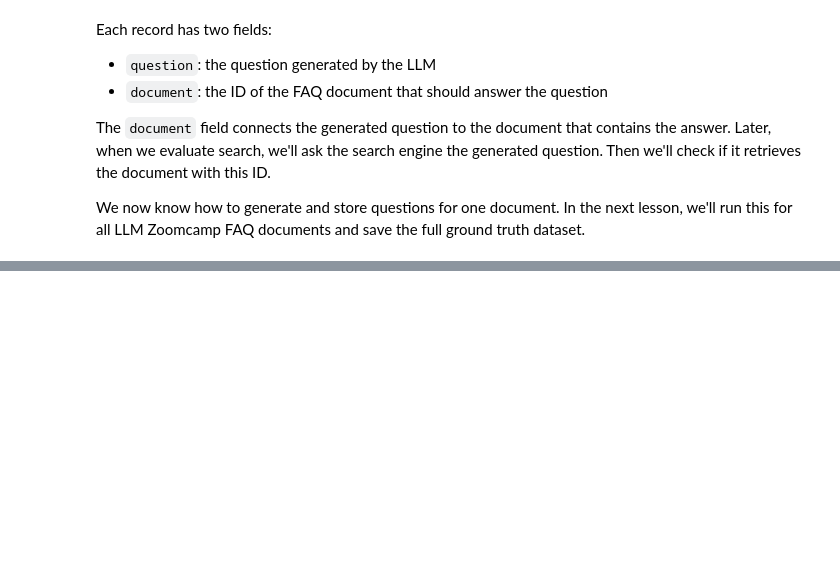
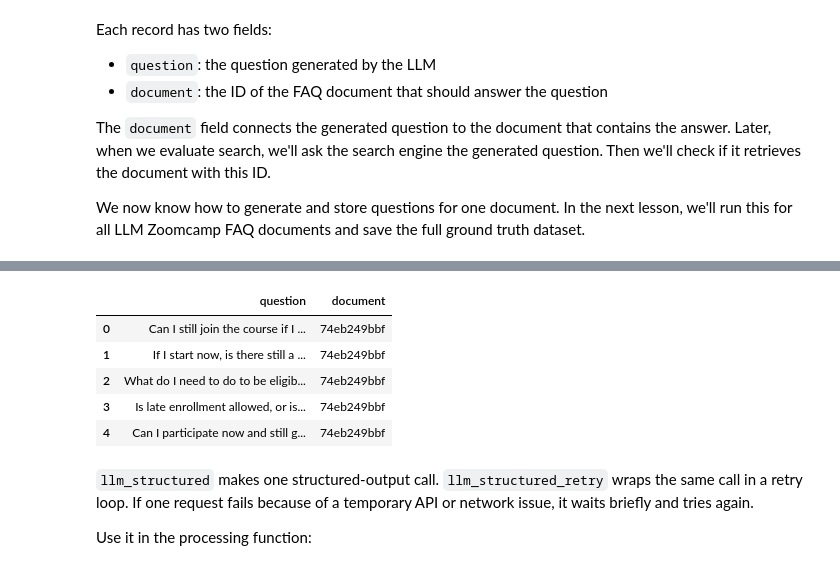
Before and after one commit to jbjezanc/llm-zoomcamp-2026, a Jupyter notebook: data_gen.ipynb, the cells around one changed output, grey strips where cells are left out. Drawn from its saved outputs; the diff is of its cells as text; code cells hidden in the pictures; blank space fills up the shorter version.

```diff
--- a/data_gen.ipynb
+++ b/data_gen.ipynb
@@ -298,0 +339,15 @@ save the full ground truth dataset.
+# %%
+pd.DataFrame(records)
+# %% [output]
+|  | question | document |
+| 0 | Can I still join the course if I ... | 74eb249bbf |
+| 1 | If I start now, is there still a ... | 74eb249bbf |
+| 2 | What do I need to do to be eligib... | 74eb249bbf |
+| 3 | Is late enrollment allowed, or is... | 74eb249bbf |
+| 4 | Can I participate now and still g... | 74eb249bbf |
+# %% [markdown]
+`llm_structured` makes one structured-output call. `llm_structured_retry`
+wraps the same call in a retry loop. If one request fails because of a
+temporary API or network issue, it waits briefly and tries again.
+
+Use it in the processing function:
```
Also changed, not shown: parts of 39 cells of this notebook, 5 other files.
